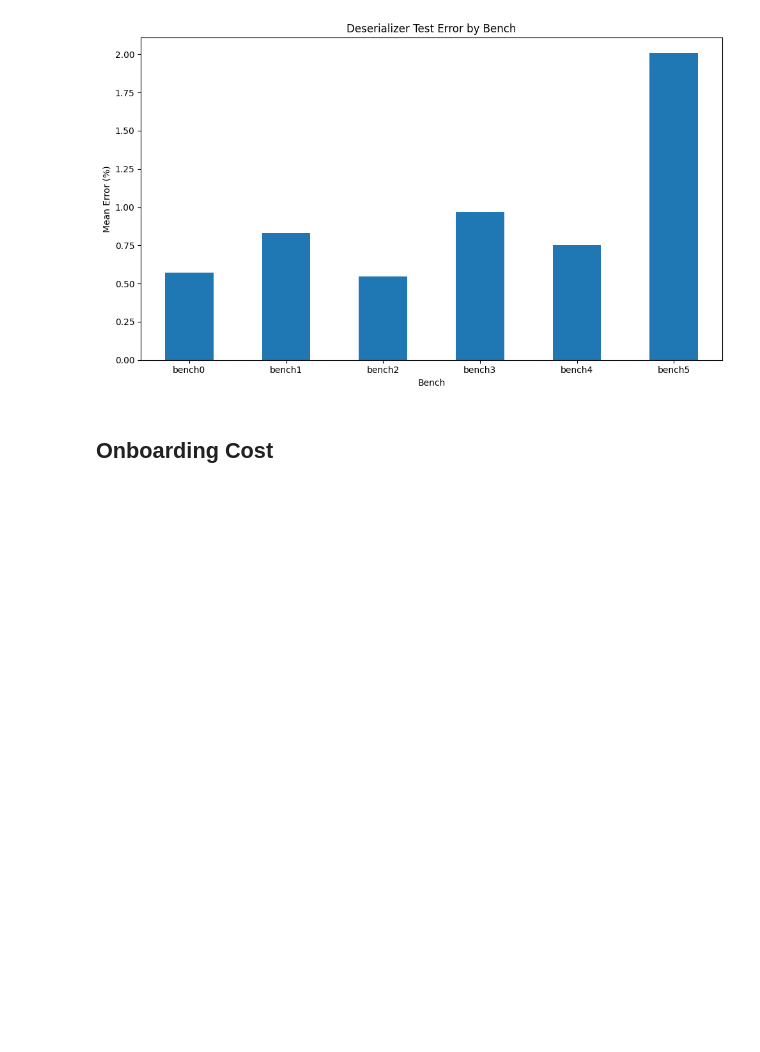
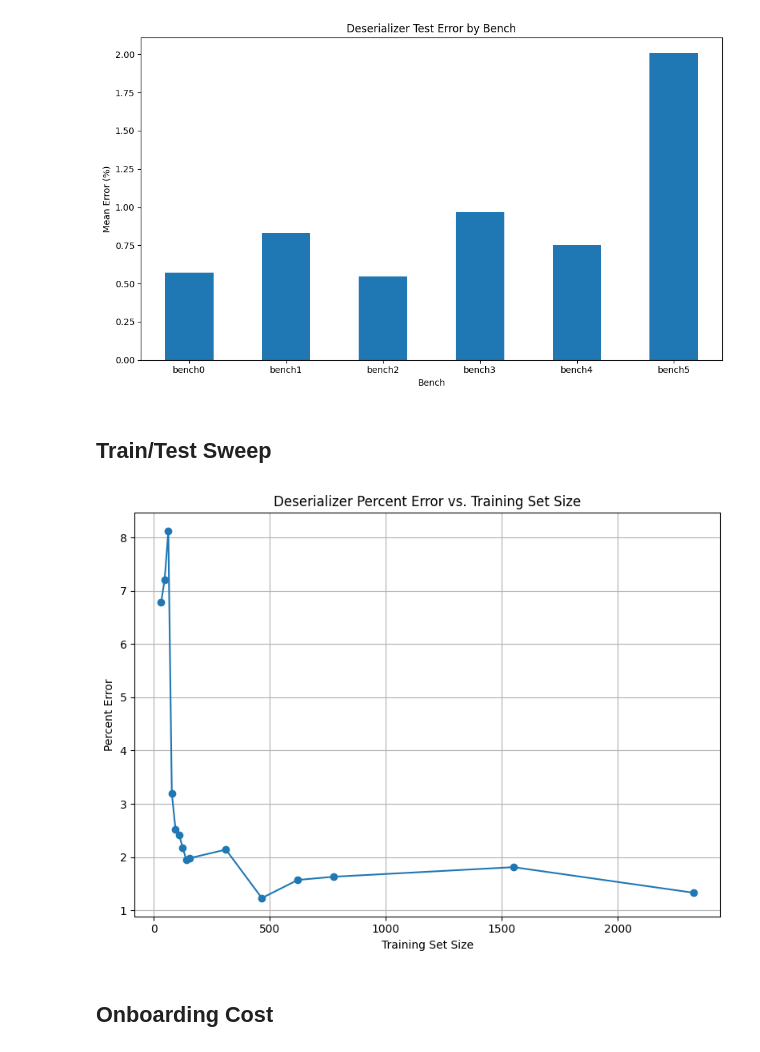
Before and after one commit to ronitnag04/lynx, a Jupyter notebook: ml_model/analysis.ipynb, the cells around one changed output. Saved outputs shown, nothing was run; the diff lists cells and outputs as text; code cells hidden in the pictures; blank space fills up the shorter version.

Commit message:
Sweep train/test splits

```diff
--- a/ml_model/analysis.ipynb
+++ b/ml_model/analysis.ipynb
@@ -150,6 +151,47 @@ plt.tight_layout()
 plt.savefig("results/hpb_only/deserializer_test_0.25/deserializer_test_bench_error.png", bbox_inches='tight')
 # %% [output]
 [figure]
+# %% [markdown]
+## Train/Test Sweep
+# %%
+summary_file = "sweep_results/hpb_only/train_test_split_des/summary.txt"
+with open(summary_file, "r") as f:
+    summary = f.read()
+
+deserializer_test_error = defaultdict(dict)
+lines = summary.split("\n")
+i = 0
+while i < len(lines):
+    line = lines[i]
+    if "Test size: " in line:
+        pat = r"Test size: ([^|]+)"
+        m = re.search(pat, line)
+        if m:
+            test_size = float(m.group(1))
+            i += 1
+            line = lines[i]
+            percent_error = float(line.split("Final Percent Error: ")[1].split("%")[0].strip())
+            deserializer_test_error[test_size] = percent_error
+    i += 1
+# %%
+dataset_size = 3101
+test_proportions = deserializer_test_error.keys()
+errors = [deserializer_test_error[test_proportion] for test_proportion in test_proportions]
+test_sizes = [math.ceil(dataset_size * test_proportion) for test_proportion in test_proportions]
+train_sizes = [dataset_size - test_size for test_size in test_sizes]
+
+fig, ax = plt.subplots(figsize=(8, 6))
+# Sort test_sizes for a smooth plot
+ax.plot(train_sizes, errors, marker='o')
+ax.set_xlabel("Training Set Size")
+ax.set_ylabel("Percent Error")
+ax.set_title("Deserializer Percent Error vs. Training Set Size")
+plt.grid(True)
+plt.tight_layout()
+plt.savefig("sweep_results/hpb_only/train_test_split_des/deserializer_train_test_split_error.png", bbox_inches='tight')
+plt.show()
+# %% [output]
+[figure, added]
 # %% [markdown]
 ## Onboarding Cost
 # %%
```
Also changed, not shown: parts of 4 cells of this notebook, 1 other file.
